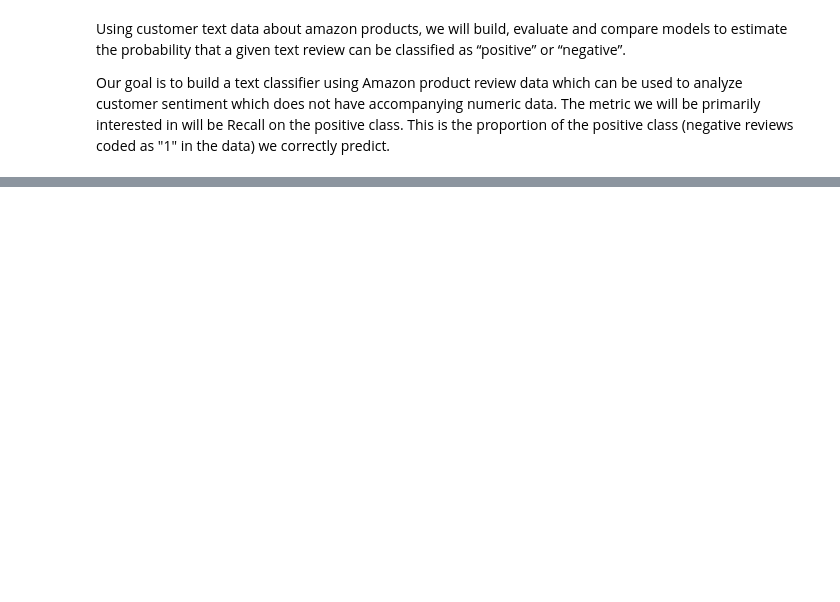
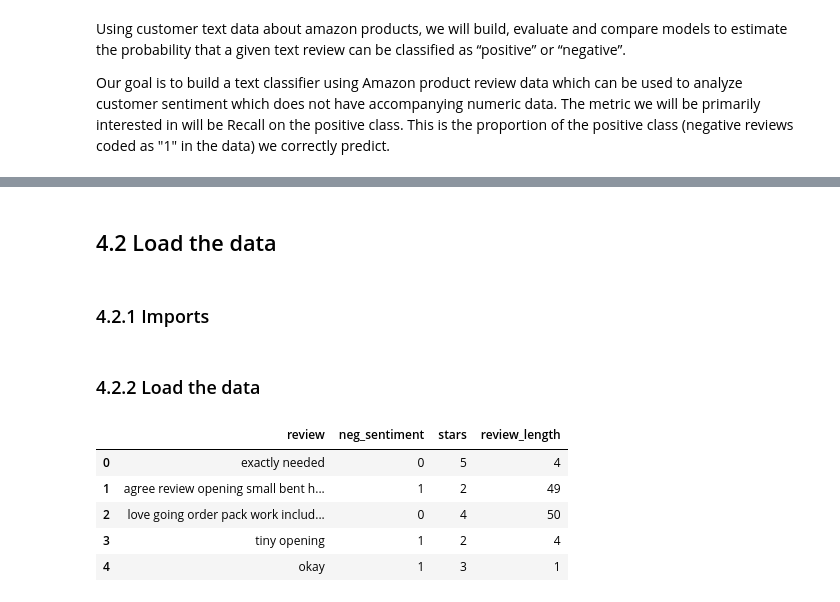
Before and after one commit to josephplpriest/springboard, a Jupyter notebook: capstone_projects/capstone_2/notebooks/04_Modeling.ipynb, the cells around one changed output, grey strips where cells are left out. Cells and saved outputs as stored; diff of their text form; code cells hidden in the pictures; blank space fills up the shorter version.

```diff
--- a/capstone_projects/capstone_2/notebooks/04_Modeling.ipynb
+++ b/capstone_projects/capstone_2/notebooks/04_Modeling.ipynb
@@ -50,0 +53,4 @@ Our goal is to build a text classifier using Amazon product review data which ca
+# %% [markdown]
+## 4.2 Load the data <a name="4.2"><a/>
+# %% [markdown]
+### 4.2.1 Imports <a name="4.2.1"><a/>
@@ -50,0 +83,2 @@ Our goal is to build a text classifier using Amazon product review data which ca
+# %% [markdown]
+### 4.2.2 Load the data <a name="4.2.2"><a/>
@@ -50,0 +88,9 @@ Our goal is to build a text classifier using Amazon product review data which ca
+# %%
+fashion.head()
+# %% [output]
+|  | review | neg_sentiment | stars | review_length |
+| 0 | exactly needed | 0 | 5 | 4 |
+| 1 | agree review opening small bent h... | 1 | 2 | 49 |
+| 2 | love going order pack work includ... | 0 | 4 | 50 |
+| 3 | tiny opening | 1 | 2 | 4 |
+| 4 | okay | 1 | 3 | 1 |
```
Also changed, not shown: parts of 28 cells of this notebook.
